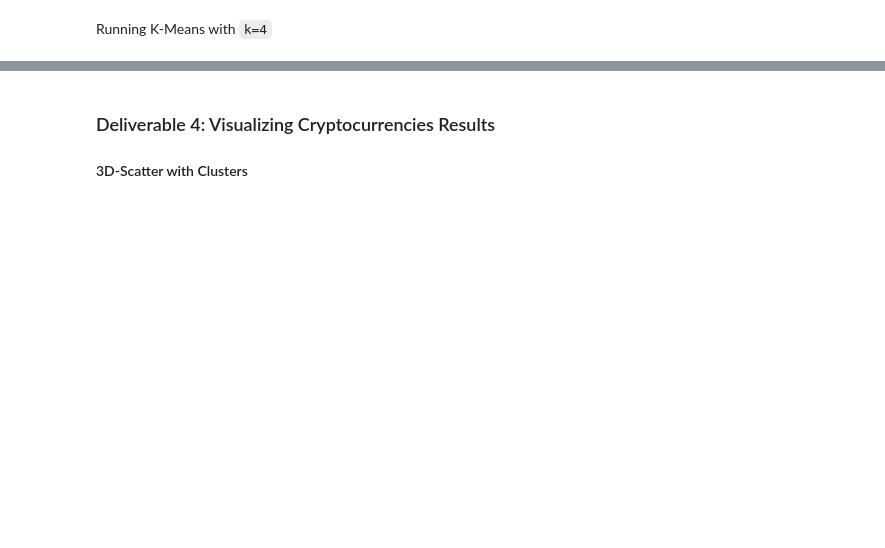
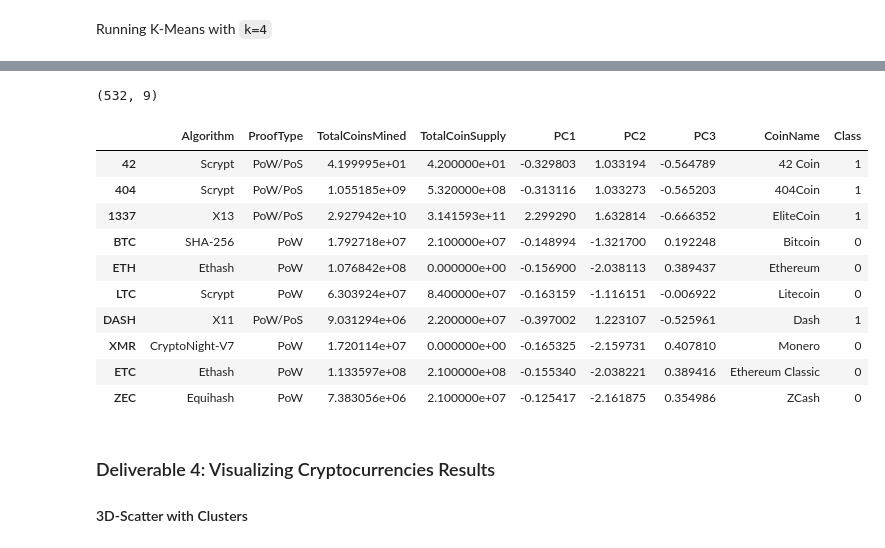
Before and after one commit to MuzX9p088KKe/Cryptocurrencies, a Jupyter notebook: crypto_clustering.ipynb, the cells around one changed output, grey strips where cells are left out. Cells and saved outputs as stored; diff of their text form; code cells hidden in the pictures; blank space fills up the shorter version.

Commit message:
Clustering Cryptocurrencies Using K-means (Deliverable 3)

```diff
--- a/crypto_clustering.ipynb
+++ b/crypto_clustering.ipynb
@@ -186,0 +181,13 @@ pcf_df.head()
+# %%
+# Looking for the best K
+inertia = []
+k = list(range(1, 11))
+for i in k:
+    km = KMeans(n_clusters=i, random_state=0)
+    km.fit(pcf_df)
+    inertia.append(km.inertia_)
+
+# Define a DataFrame to plot the Elbow Curve using hvPlot
+elbow_data = {"k": k, "inertia": inertia}
+df_elbow = pd.DataFrame(elbow_data)
+df_elbow.hvplot.line(x="k", y="inertia", title="Elbow Curve", xticks=k)
@@ -189,9 +200,11 @@ Running K-Means with `k=4`
 # %%
 # Initialize the K-Means model.
-# YOUR CODE HERE
+model = KMeans(n_clusters = 4, random_state = 42)
+model
 
 # Fit the model
-# YOUR CODE HERE
+model.fit(pcf_df)
 
 # Predict clusters
-# YOUR CODE HERE
+predictions = model.predict(pcf_df)
+print(predictions)
@@ -198,17 +227,31 @@ Running K-Means with `k=4`
 # %%
 # Create a new DataFrame including predicted clusters and cryptocurrencies features.
 # Concatentate the crypto_df and pcs_df DataFrames on the same columns.
-# YOUR CODE HERE
+clustered_df =pd.concat([crypto_df, pcf_df], axis =1)
+clustered_df
 
 #  Add a new column, "CoinName" to the clustered_df DataFrame that holds the names of the cryptocurrencies.
-# YOUR CODE HERE
+clustered_df["CoinName"] = names_df["CoinName"]
 
 #  Add a new column, "Class" to the clustered_df DataFrame that holds the predictions.
-# YOUR CODE HERE
+clustered_df["Class"] = model.labels_
 
 # Print the shape of the clustered_df
 print(clustered_df.shape)
 clustered_df.head(10)
+# %% [output]
+(532, 9)
+|  | Algorithm | ProofType | TotalCoinsMined | TotalCoinSupply | PC1 | PC2 | PC3 | CoinName | Class |
+| 42 | Scrypt | PoW/PoS | 4.199995e+01 | 4.200000e+01 | -0.329803 | 1.033194 | -0.564789 | 42 Coin | 1 |
+| 404 | Scrypt | PoW/PoS | 1.055185e+09 | 5.320000e+08 | -0.313116 | 1.033273 | -0.565203 | 404Coin | 1 |
+| 1337 | X13 | PoW/PoS | 2.927942e+10 | 3.141593e+11 | 2.299290 | 1.632814 | -0.666352 | EliteCoin | 1 |
+| BTC | SHA-256 | PoW | 1.792718e+07 | 2.100000e+07 | -0.148994 | -1.321700 | 0.192248 | Bitcoin | 0 |
+| ETH | Ethash | PoW | 1.076842e+08 | 0.000000e+00 | -0.156900 | -2.038113 | 0.389437 | Ethereum | 0 |
+| LTC | Scrypt | PoW | 6.303924e+07 | 8.400000e+07 | -0.163159 | -1.116151 | -0.006922 | Litecoin | 0 |
+| DASH | X11 | PoW/PoS | 9.031294e+06 | 2.200000e+07 | -0.397002 | 1.223107 | -0.525961 | Dash | 1 |
+| XMR | CryptoNight-V7 | PoW | 1.720114e+07 | 0.000000e+00 | -0.165325 | -2.159731 | 0.407810 | Monero | 0 |
+| ETC | Ethash | PoW | 1.133597e+08 | 2.100000e+08 | -0.155340 | -2.038221 | 0.389416 | Ethereum Classic | 0 |
+| ZEC | Equihash | PoW | 7.383056e+06 | 2.100000e+07 | -0.125417 | -2.161875 | 0.354986 | ZCash | 0 |
 # %% [markdown]
 ### Deliverable 4: Visualizing Cryptocurrencies Results
 
```
Also changed, not shown: parts of 6 cells of this notebook.
